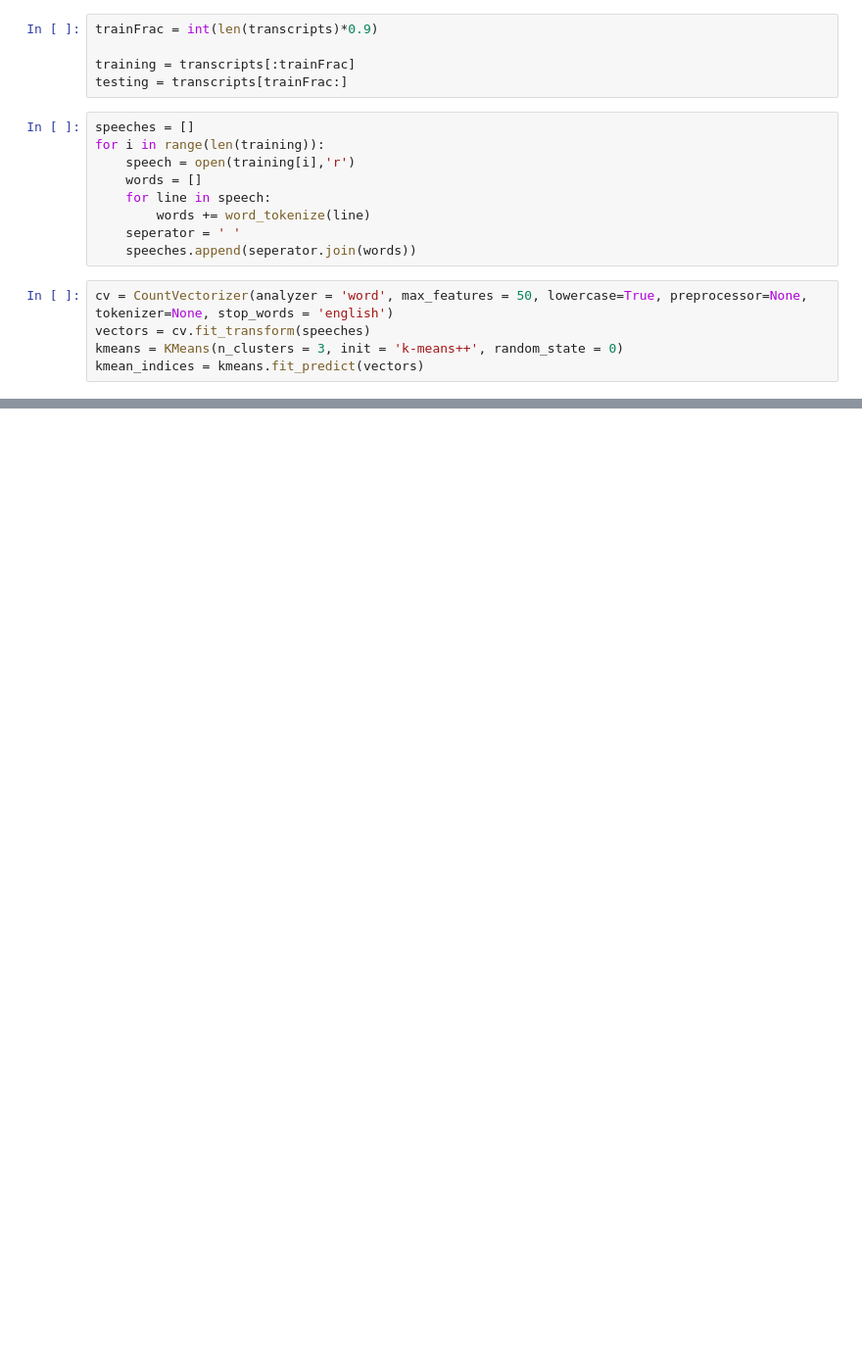
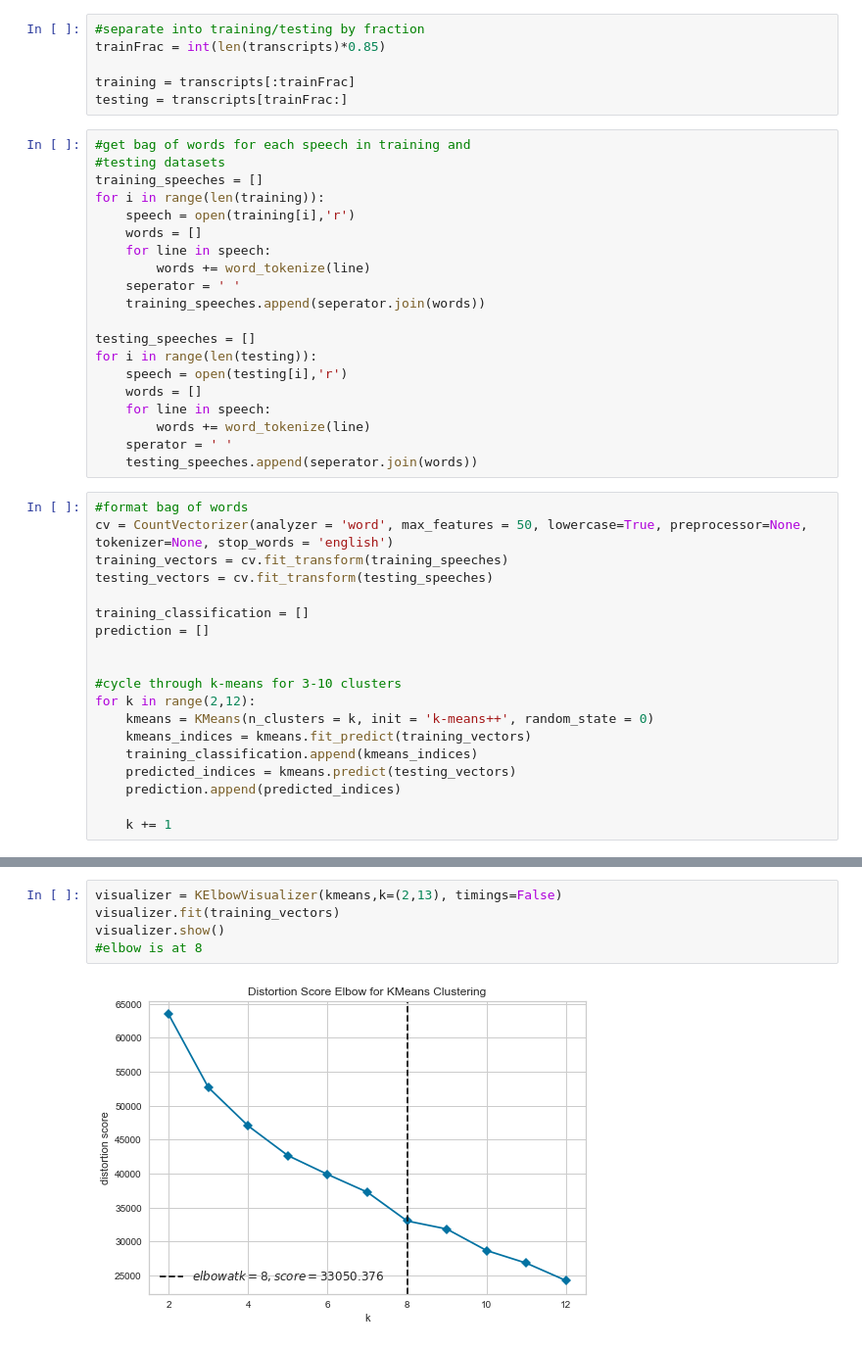
Before and after one commit to armuse/speeches, a Jupyter notebook: clustering/Get Clusters info.ipynb, the cells around one changed output, grey strips where cells are left out. Shown at 98% size. Cells and saved outputs as stored; diff of their text form; blank space fills up the shorter version.

Commit message:
adding and finding elbow

```diff
--- a/clustering/Get Clusters info.ipynb
+++ b/clustering/Get Clusters info.ipynb
@@ -17,19 +17,45 @@ transcripts = glob.glob('../data/Trump/*.txt')
 # %%
-trainFrac = int(len(transcripts)*0.9)
+#separate into training/testing by fraction
+trainFrac = int(len(transcripts)*0.85)
 
 training = transcripts[:trainFrac]
 testing = transcripts[trainFrac:]
 # %%
-speeches = []
+#get bag of words for each speech in training and
+#testing datasets
+training_speeches = []
 for i in range(len(training)):
     speech = open(training[i],'r')
     words = []
     for line in speech:
         words += word_tokenize(line)
     seperator = ' '
-    speeches.append(seperator.join(words))
+    training_speeches.append(seperator.join(words))
+
+testing_speeches = []
+for i in range(len(testing)):
+    speech = open(testing[i],'r')
+    words = []
+    for line in speech:
+        words += word_tokenize(line)
+    sperator = ' '
+    testing_speeches.append(seperator.join(words))
 # %%
+#format bag of words
 cv = CountVectorizer(analyzer = 'word', max_features = 50, lowercase=True, preprocessor=None, tokenizer=None, stop_words = 'english')
-vectors = cv.fit_transform(speeches)
-kmeans = KMeans(n_clusters = 3, init = 'k-means++', random_state = 0)
-kmean_indices = kmeans.fit_predict(vectors)
+training_vectors = cv.fit_transform(training_speeches)
+testing_vectors = cv.fit_transform(testing_speeches)
+
+training_classification = []
+prediction = []
+
+
+#cycle through k-means for 3-10 clusters
+for k in range(2,12):
+    kmeans = KMeans(n_clusters = k, init = 'k-means++', random_state = 0)
+    kmeans_indices = kmeans.fit_predict(training_vectors)
+    training_classification.append(kmeans_indices)
+    predicted_indices = kmeans.predict(testing_vectors)
+    prediction.append(predicted_indices)
+
+    k += 1
@@ -42,0 +62,7 @@ print(transcripts)
+# %%
+visualizer = KElbowVisualizer(kmeans,k=(2,13), timings=False)
+visualizer.fit(training_vectors)
+visualizer.show()
+#elbow is at 8
+# %% [output]
+[figure, added]
```
Also changed, not shown: parts of 9 cells of this notebook.
